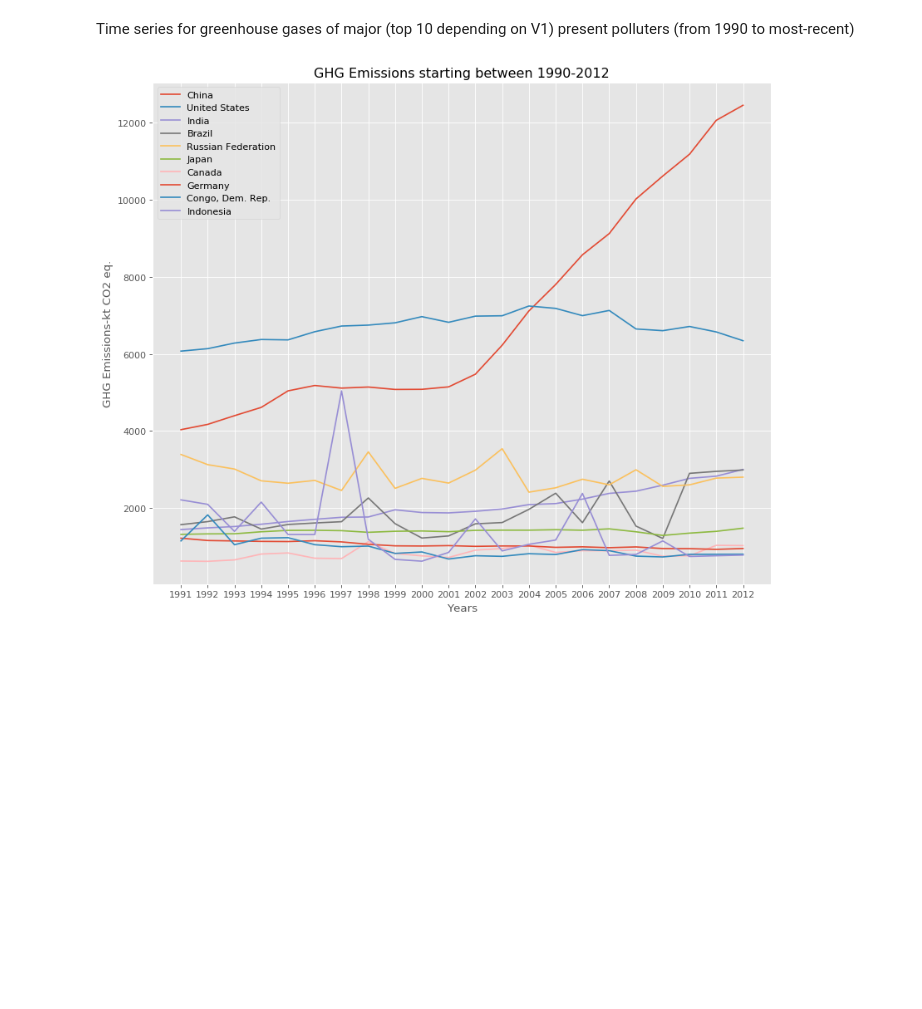
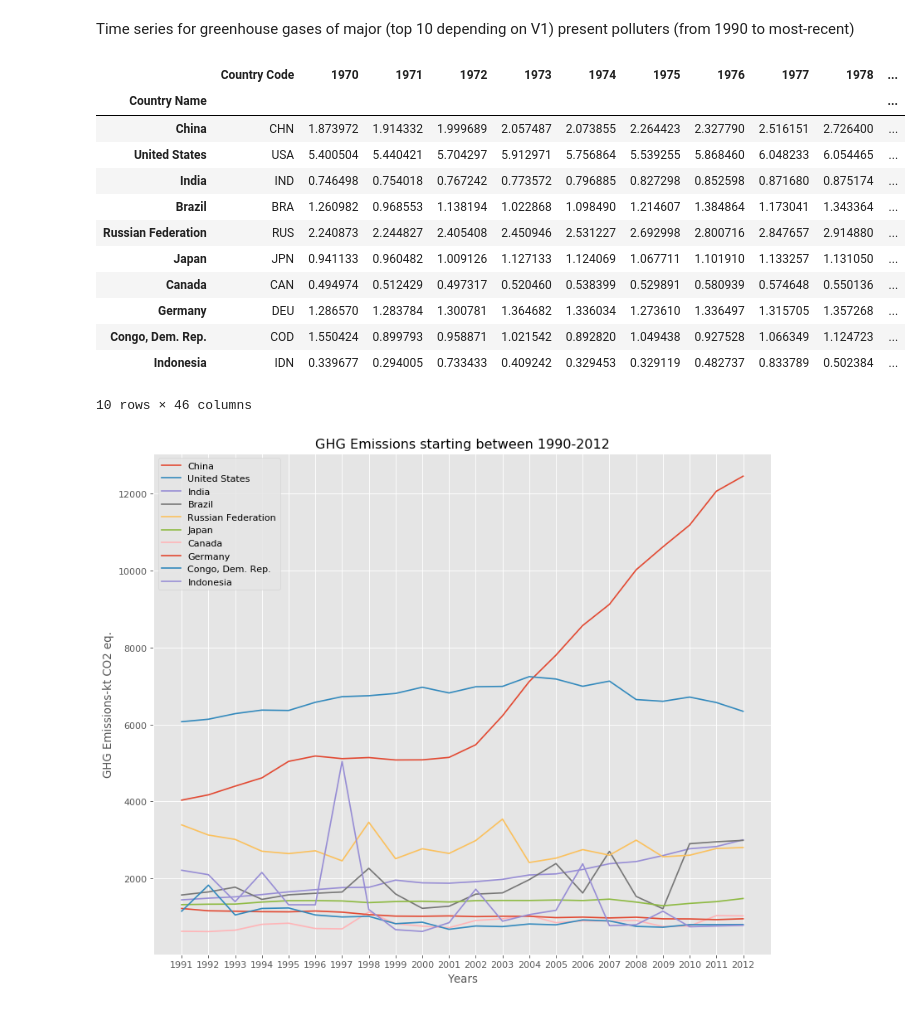
Before and after one commit to jasonrwang/ghg_analytics, a Jupyter notebook: ghg_analytics.ipynb, the cells around one changed output. Cells and saved outputs as stored; diff of their text form; code cells hidden in the pictures; blank space fills up the shorter version.

```diff
--- a/ghg_analytics.ipynb
+++ b/ghg_analytics.ipynb
@@ -476,5 +518,21 @@ plt.show()
 # %% [markdown]
 Time series for greenhouse gases of major (top 10 depending on V1) present polluters (from 1990 to most-recent)
+# %%
+GreenhouseGasesTop10Emitters
+# %% [output]
+|  | Country Code | 1970 | 1971 | 1972 | 1973 | 1974 | 1975 | 1976 | 1977 | 1978 | ... |
+| Country Name |  |  |  |  |  |  |  |  |  |  | ... |
+| China | CHN | 1.873972 | 1.914332 | 1.999689 | 2.057487 | 2.073855 | 2.264423 | 2.327790 | 2.516151 | 2.726400 | ... |
+| United States | USA | 5.400504 | 5.440421 | 5.704297 | 5.912971 | 5.756864 | 5.539255 | 5.868460 | 6.048233 | 6.054465 | ... |
+| India | IND | 0.746498 | 0.754018 | 0.767242 | 0.773572 | 0.796885 | 0.827298 | 0.852598 | 0.871680 | 0.875174 | ... |
+| Brazil | BRA | 1.260982 | 0.968553 | 1.138194 | 1.022868 | 1.098490 | 1.214607 | 1.384864 | 1.173041 | 1.343364 | ... |
+| Russian Federation | RUS | 2.240873 | 2.244827 | 2.405408 | 2.450946 | 2.531227 | 2.692998 | 2.800716 | 2.847657 | 2.914880 | ... |
+| Japan | JPN | 0.941133 | 0.960482 | 1.009126 | 1.127133 | 1.124069 | 1.067711 | 1.101910 | 1.133257 | 1.131050 | ... |
+| Canada | CAN | 0.494974 | 0.512429 | 0.497317 | 0.520460 | 0.538399 | 0.529891 | 0.580939 | 0.574648 | 0.550136 | ... |
+| Germany | DEU | 1.286570 | 1.283784 | 1.300781 | 1.364682 | 1.336034 | 1.273610 | 1.336497 | 1.315705 | 1.357268 | ... |
+| Congo, Dem. Rep. | COD | 1.550424 | 0.899793 | 0.958871 | 1.021542 | 0.892820 | 1.049438 | 0.927528 | 1.066349 | 1.124723 | ... |
+| Indonesia | IDN | 0.339677 | 0.294005 | 0.733433 | 0.409242 | 0.329453 | 0.329119 | 0.482737 | 0.833789 | 0.502384 | ... |
+10 rows × 46 columns
 # %%
 # Time series for ghg emissions of the top 10 most polluting countries.
 
```
Also changed, not shown: parts of 13 cells of this notebook.
